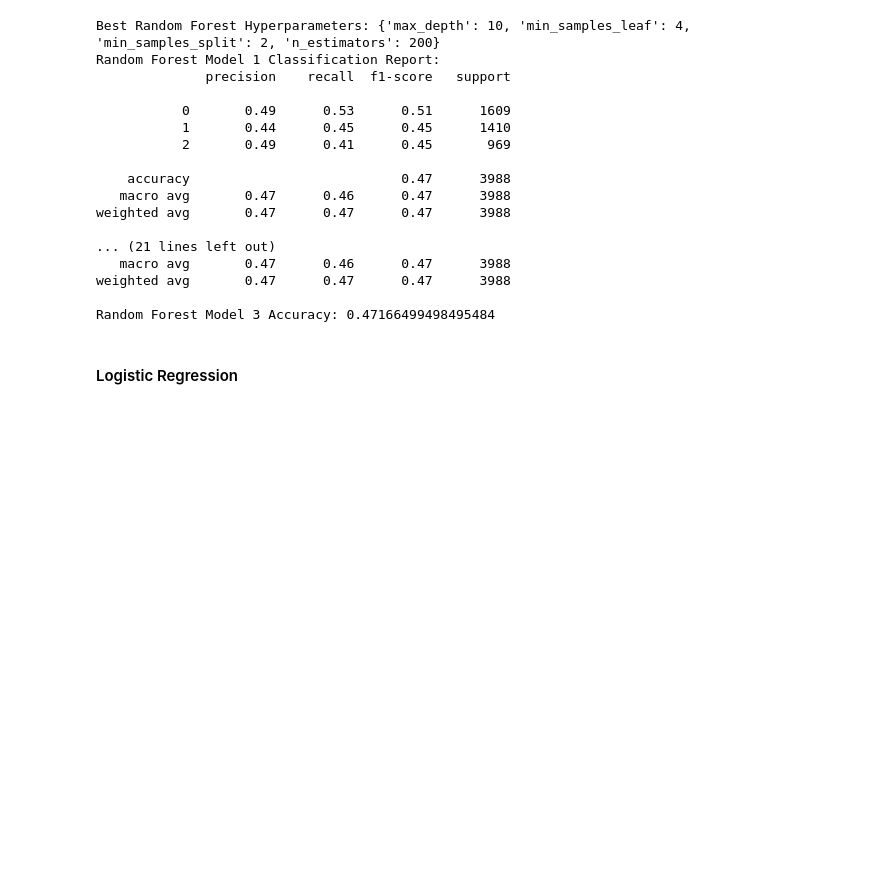
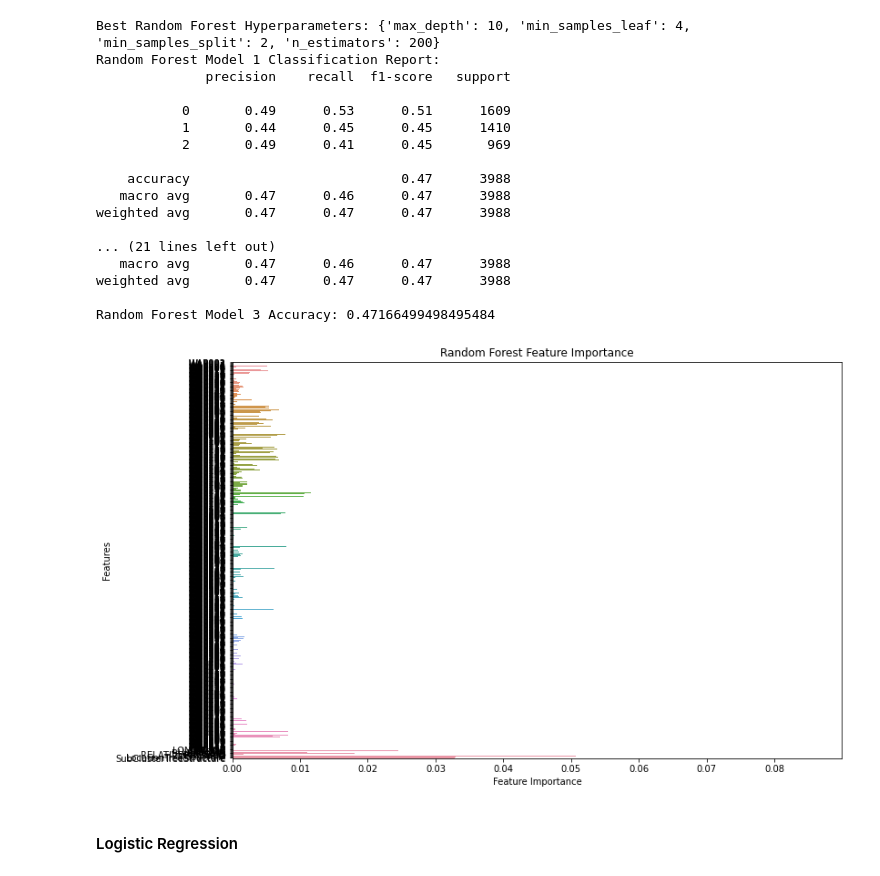
Before and after one commit to KaneDoornbos/B2C3_Casus, a Jupyter notebook: B2C3_B2F2_Casus.ipynb, the cells around one changed output. Drawn from its saved outputs; the diff is of its cells as text; code cells hidden in the pictures; blank space fills up the shorter version.

```diff
--- a/B2C3_B2F2_Casus.ipynb
+++ b/B2C3_B2F2_Casus.ipynb
@@ -254,6 +264,18 @@ weighted avg       0.47      0.47      0.47      3988
 weighted avg       0.47      0.47      0.47      3988
 
 Random Forest Model 3 Accuracy: 0.47166499498495484
+# %%
+feature_importances = best_rf_model.feature_importances_
+features = X.columns
+
+plt.figure(figsize=(12, 8))
+sns.barplot(x=feature_importances, y=features, orient='h')
+plt.title('Random Forest Feature Importance')
+plt.xlabel('Feature Importance')
+plt.ylabel('Features')
+plt.show()
+# %% [output]
+[figure, added]
 # %% [markdown]
 #### Logistic Regression
 # %%
```
Also changed, not shown: parts of 3 cells of this notebook.
